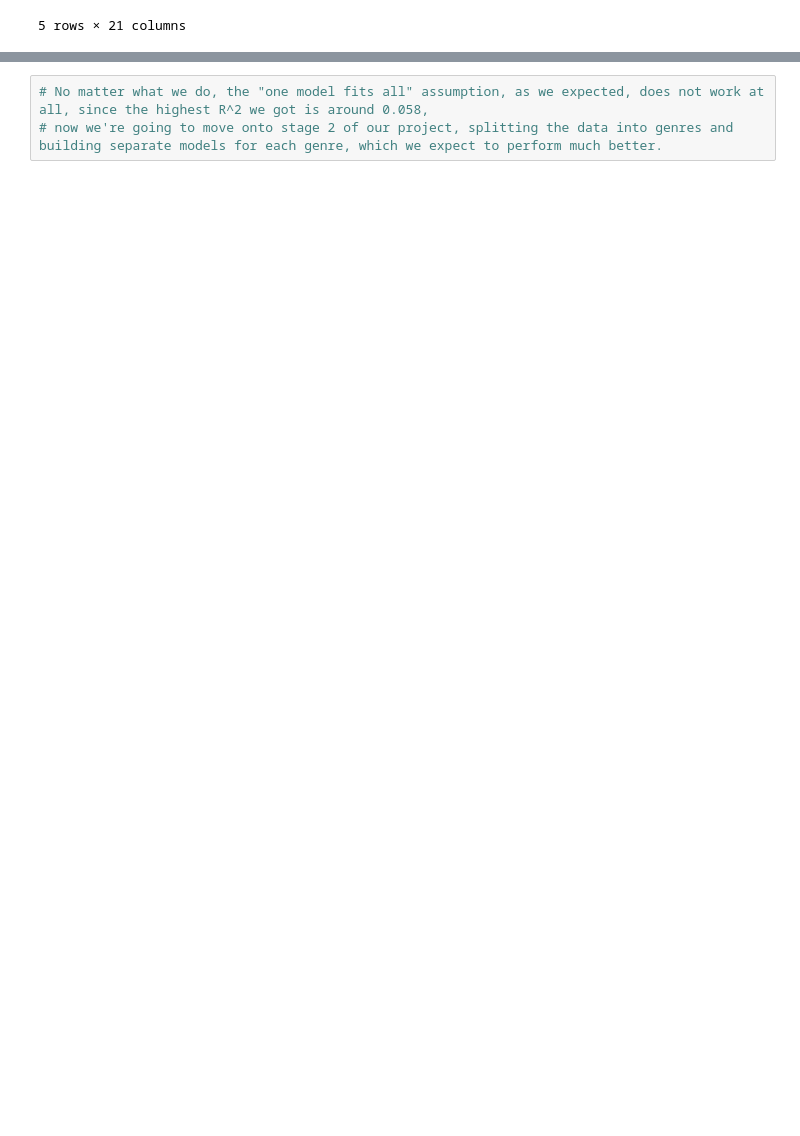
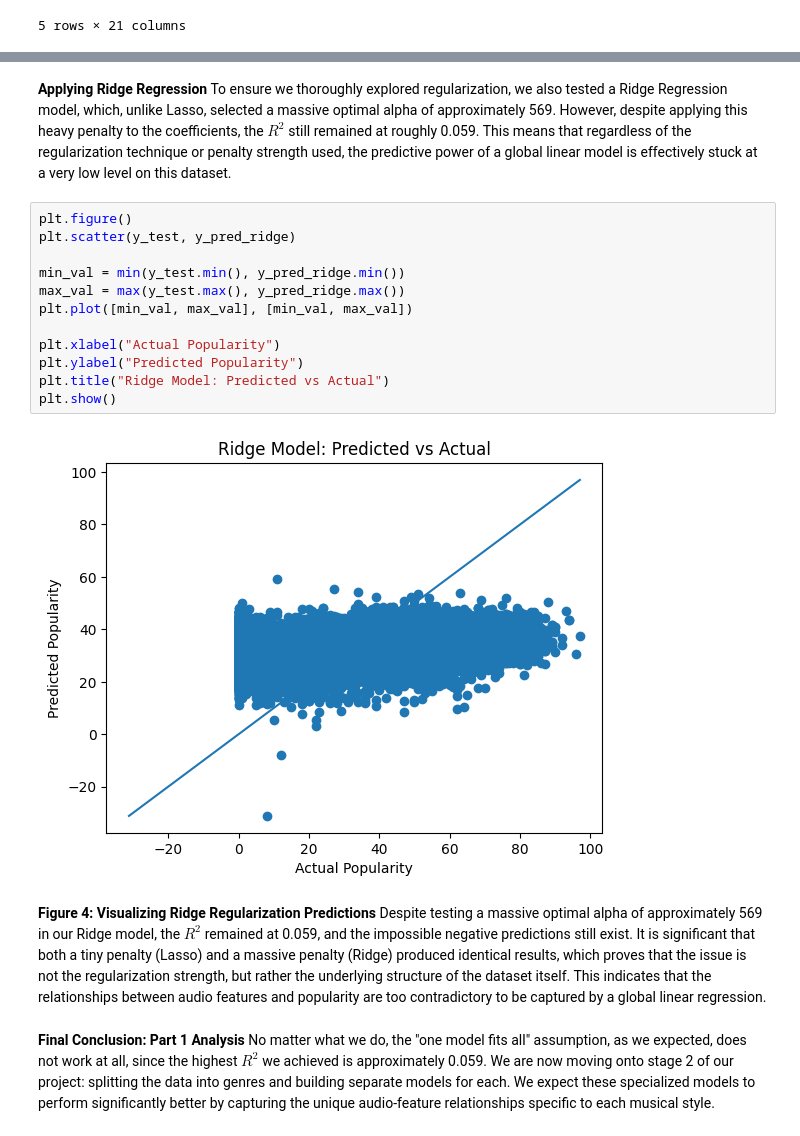
Before and after one commit to jonathand2028/Spotify-Track-Popularity-Analysis, a Jupyter notebook: main.ipynb, the cells around one changed output, grey strips where cells are left out. Drawn from its saved outputs; the diff is of its cells as text; blank space fills up the shorter version.

```diff
--- a/main.ipynb
+++ b/main.ipynb
@@ -180,3 +202,23 @@ R^2: 0.05825445134940843
-# %%
-# No matter what we do, the "one model fits all" assumption, as we expected, does not work at all, since the highest R^2 we got is around 0.058,
-# now we're going to move onto stage 2 of our project, splitting the data into genres and building separate models for each genre, which we expect to perform much better.
+# %% [markdown]
+**Applying Ridge Regression**
+To ensure we thoroughly explored regularization, we also tested a Ridge Regression model, which, unlike Lasso, selected a massive optimal alpha of approximately 569. However, despite applying this heavy penalty to the coefficients, the $R^2$ still remained at roughly 0.059. This means that regardless of the regularization technique or penalty strength used, the predictive power of a global linear model is effectively stuck at a very low level on this dataset.
+# %%
+plt.figure()
+plt.scatter(y_test, y_pred_ridge)
+
+min_val = min(y_test.min(), y_pred_ridge.min())
+max_val = max(y_test.max(), y_pred_ridge.max())
+plt.plot([min_val, max_val], [min_val, max_val])
+
+plt.xlabel("Actual Popularity")
+plt.ylabel("Predicted Popularity")
+plt.title("Ridge Model: Predicted vs Actual")
+plt.show()
+# %% [output]
+[figure, added]
+# %% [markdown]
+**Figure 4: Visualizing Ridge Regularization Predictions**
+Despite testing a massive optimal alpha of approximately 569 in our Ridge model, the $R^2$ remained at 0.059, and the impossible negative predictions still exist. It is significant that both a tiny penalty (Lasso) and a massive penalty (Ridge) produced identical results, which proves that the issue is not the regularization strength, but rather the underlying structure of the dataset itself. This indicates that the relationships between audio features and popularity are too contradictory to be captured by a global linear regression.
+# %% [markdown]
+**Final Conclusion: Part 1 Analysis**
+No matter what we do, the "one model fits all" assumption, as we expected, does not work at all, since the highest $R^2$ we achieved is approximately 0.059. We are now moving onto stage 2 of our project: splitting the data into genres and building separate models for each. We expect these specialized models to perform significantly better by capturing the unique audio-feature relationships specific to each musical style.
```
Also changed, not shown: parts of 21 cells of this notebook.
